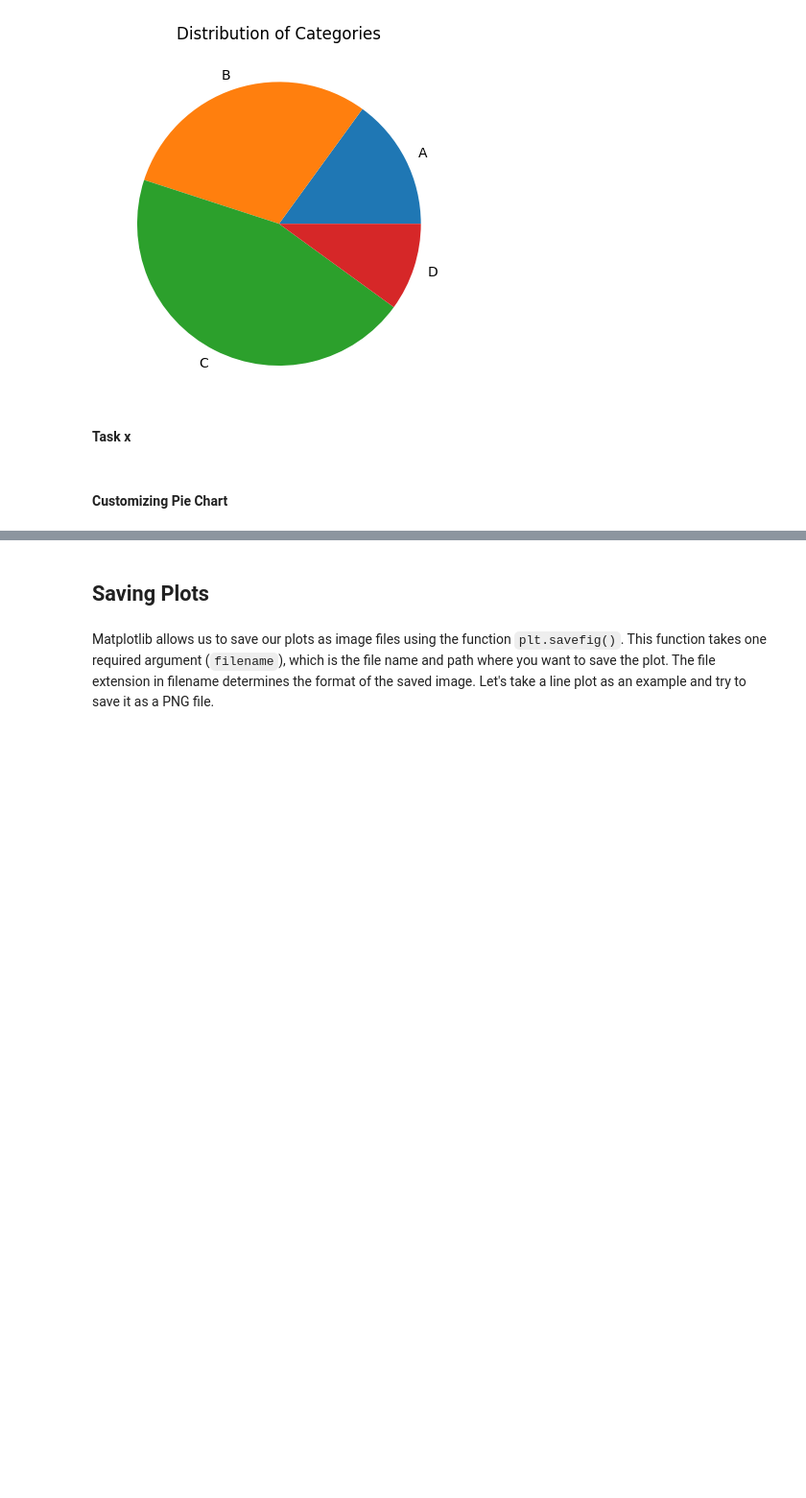
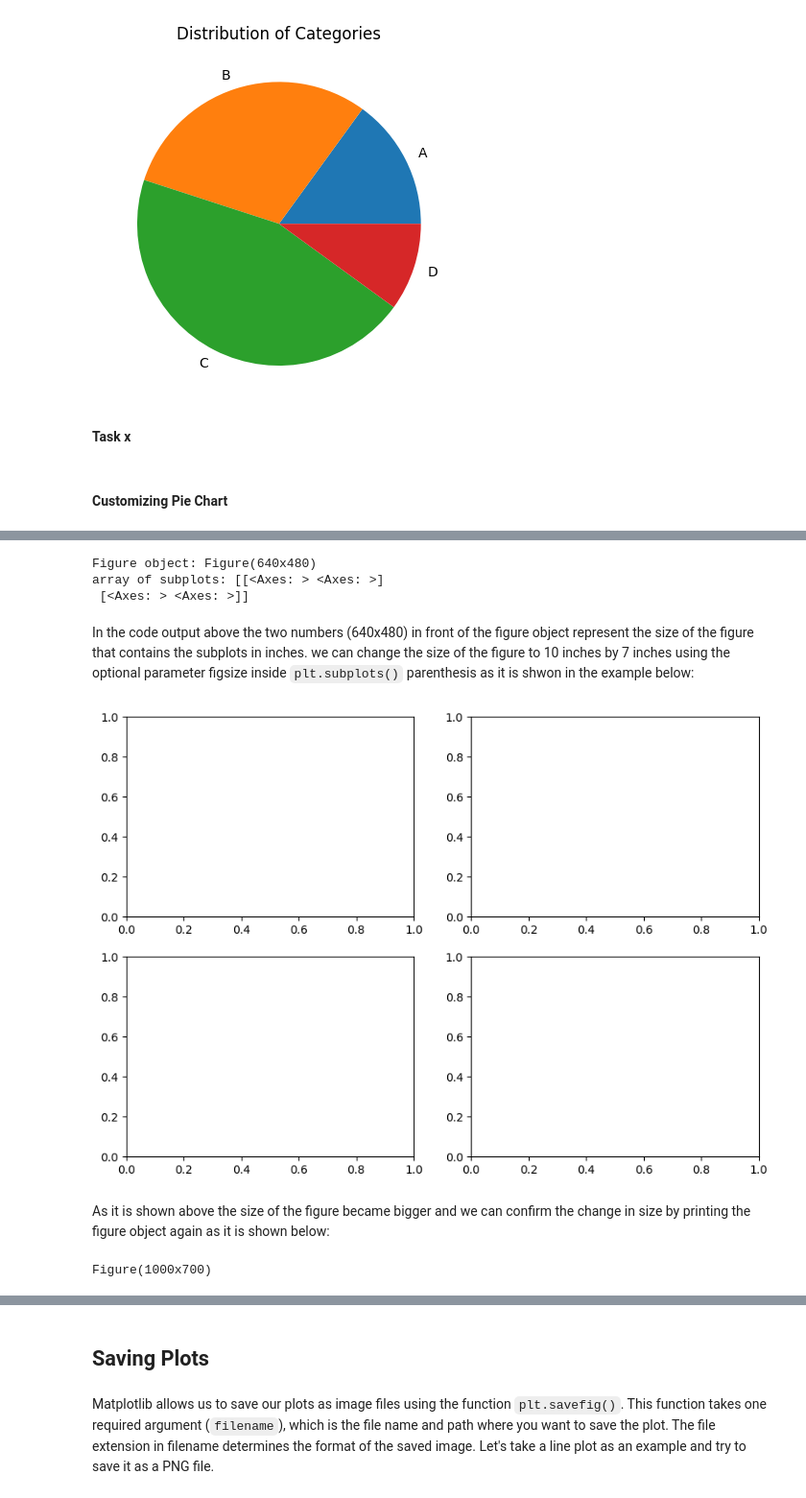
Before and after one commit to AhmadAlsaadi/ENCH320-Numpy, a Jupyter notebook: Matplotlib.ipynb, the cells around one changed output, grey strips where cells are left out. Shown at 96% size. Saved outputs shown, nothing was run; the diff lists cells and outputs as text; code cells hidden in the pictures; blank space fills up the shorter version.

```diff
--- a/Matplotlib.ipynb
+++ b/Matplotlib.ipynb
@@ -591,0 +611,21 @@ plt.show()
+# %%
+print("Figure object:", fig)
+print("array of subplots:", created_plots)
+# %% [output]
+Figure object: Figure(640x480)
+array of subplots: [[<Axes: > <Axes: >]
+ [<Axes: > <Axes: >]]
+# %% [markdown]
+In the code output above the two numbers (640x480) in front of the figure object represent the size of the figure that contains the subplots in inches. we can change the size of the figure to 10 inches by 7 inches using the optional parameter figsize inside `plt.subplots()` parenthesis as it is shwon in the example below:
+# %%
+import matplotlib.pyplot as plt
+fig,created_plots=plt.subplots(2,2,figsize=(10,7))
+plt.show()
+# %% [output]
+[figure, added]
+# %% [markdown]
+As it is shown above the size of the figure became bigger and we can confirm the change in size by printing the figure object again as  it is shown below:
+# %%
+print(fig)
+# %% [output]
+Figure(1000x700)
```
Also changed, not shown: parts of 23 cells of this notebook.
